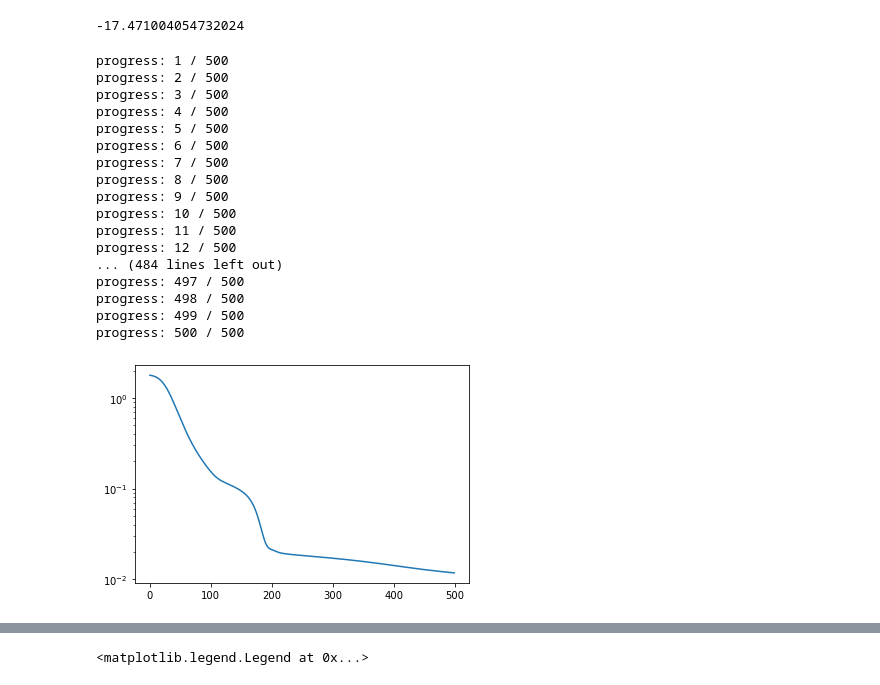
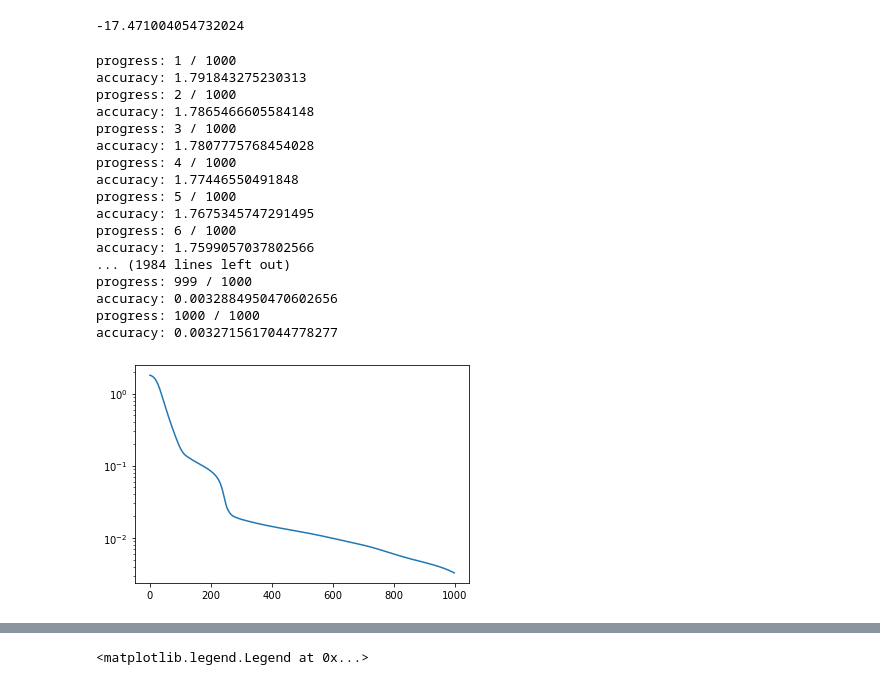
Before and after one commit to LennartBuerger/classical-shadows-for-1d-TFIM-energy-estimation, a Jupyter notebook: display_data/mps_display.ipynb, the cells around one changed output, grey strips where cells are left out. Saved outputs shown, nothing was run; the diff lists cells and outputs as text; code cells hidden in the pictures.

```diff
--- a/display_data/mps_display.ipynb
+++ b/display_data/mps_display.ipynb
@@ -360,7 +175,7 @@ param_vec = mps.to_param_vec()
 random_param_vec = pt.rand(param_vec.shape[0], dtype=pt.cdouble)
 # %%
 # doing gradient descent using brute force
-step_num = 500
+step_num = 1000
 lr = 0.01
 random_param_vec_brute = random_param_vec.clone().detach()
 random_param_vec_brute.requires_grad_(True)
@@ -377,29 +192,35 @@ for i in range(0, step_num):
     accuracy_brute[i] = np.abs(energy.detach() - energy_brute) / np.abs(energy_brute)
     opt.step()
     print('progress: ' + str(i+1) + ' / ' + str(step_num))
+    print('accuracy: ' + str(accuracy_brute[i]))
+save_direc_brute_grad = Path('data/optim/brute_grad_accuracies.npy')
+np.save(save_direc_brute_grad, accuracy_brute)
 # %% [output]
-progress: 1 / 500
-progress: 2 / 500
-progress: 3 / 500
-progress: 4 / 500
-progress: 5 / 500
-progress: 6 / 500
-progress: 7 / 500
-progress: 8 / 500
-progress: 9 / 500
-progress: 10 / 500
-progress: 11 / 500
-progress: 12 / 500
-... (484 lines left out)
-progress: 497 / 500
-progress: 498 / 500
-progress: 499 / 500
-progress: 500 / 500
+progress: 1 / 1000
+accuracy: 1.791843275230313
+progress: 2 / 1000
+accuracy: 1.7865466605584148
+progress: 3 / 1000
+accuracy: 1.7807775768454028
+progress: 4 / 1000
+accuracy: 1.77446550491848
+progress: 5 / 1000
+accuracy: 1.7675345747291495
+progress: 6 / 1000
+accuracy: 1.7599057037802566
+... (1984 lines left out)
+progress: 999 / 1000
+accuracy: 0.0032884950470602656
+progress: 1000 / 1000
+accuracy: 0.0032715617044778277
+# %%
+save_direc_brute_grad = Path('data/optim/brute_grad_accuracies.npy')
+accuracy_brute_loaded = np.load(save_direc_brute_grad, allow_pickle=True)
 # %%
-plt.plot(np.arange(0, step_num), accuracy_brute)
+plt.plot(np.arange(0, step_num), accuracy_brute_loaded)
 plt.yscale('log')
 # %% [output]
-[figure, old version]
+[figure, new version]
 # %%
 # now we try to estimate the gradient with classical shadows
 #generate a random tensor list
```
Also changed, not shown: parts of 14 cells of this notebook.
